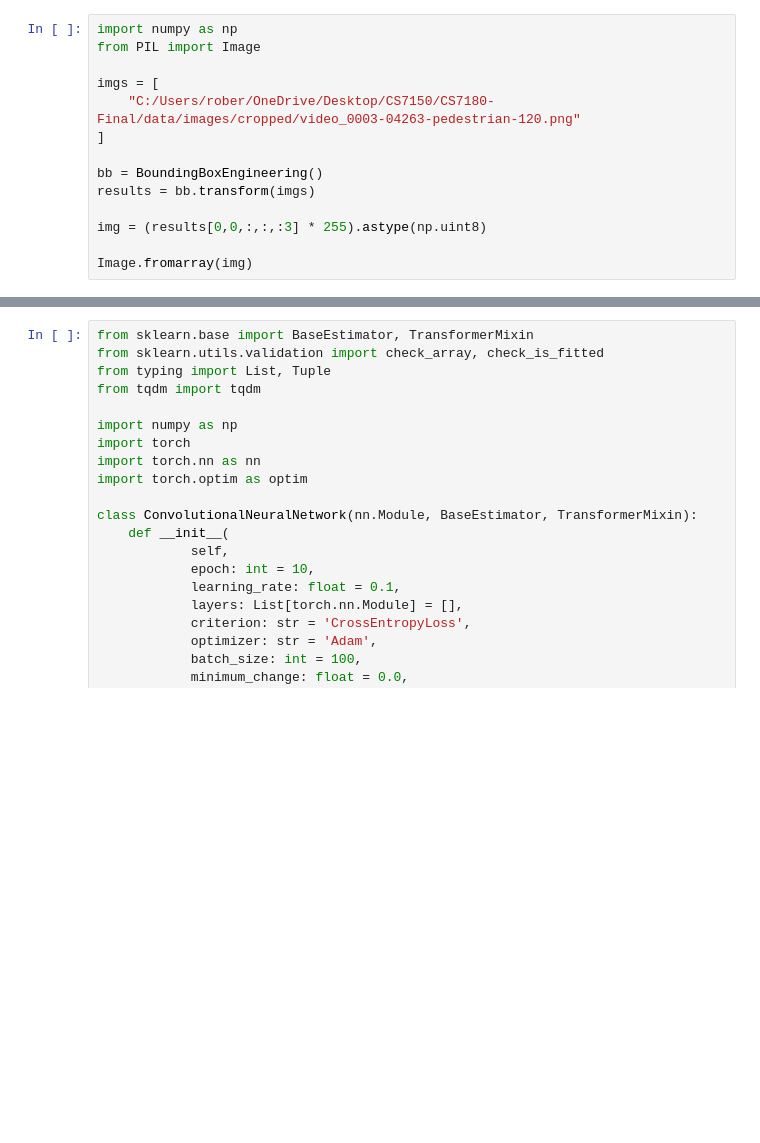
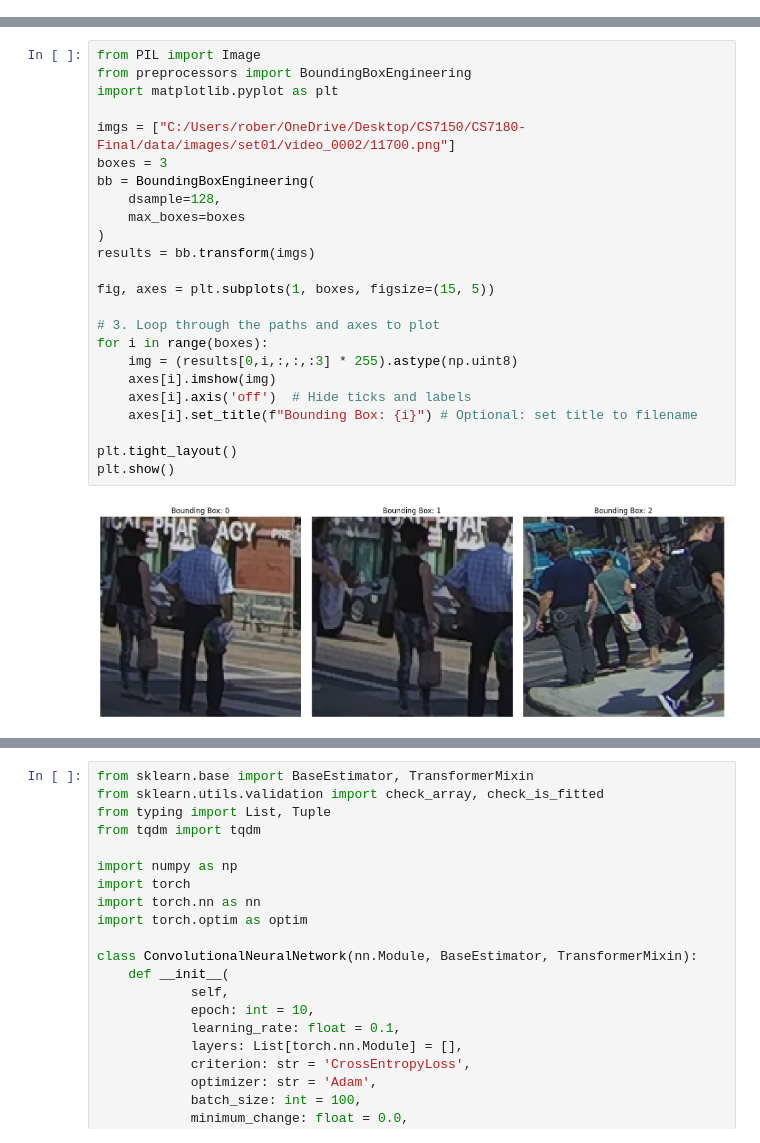
Before and after one commit to RobertDeLaCruzNEU/CS7180-Final, a Jupyter notebook: models/example.ipynb, the cells around one changed output, grey strips where cells are left out. Saved outputs shown, nothing was run; the diff lists cells and outputs as text; blank space fills up the shorter version.

```diff
--- a/models/example.ipynb
+++ b/models/example.ipynb
@@ -108,14 +5,0 @@ class BoundingBoxEngineering(BaseEstimator, TransformerMixin):
-# %%
-import numpy as np
-from PIL import Image
-
-imgs = [
-    "C:/Users/rober/OneDrive/Desktop/CS7150/CS7180-Final/data/images/cropped/video_0003-04263-pedestrian-120.png"
-]
-
-bb = BoundingBoxEngineering()
-results = bb.transform(imgs)
-
-img = (results[0,0,:,:,:3] * 255).astype(np.uint8)
-
-Image.fromarray(img)
@@ -123,0 +17,26 @@ Image.fromarray(img)
+# %%
+from PIL import Image
+from preprocessors import BoundingBoxEngineering
+import matplotlib.pyplot as plt
+
+imgs = ["C:/Users/rober/OneDrive/Desktop/CS7150/CS7180-Final/data/images/set01/video_0002/11700.png"]
+boxes = 3
+bb = BoundingBoxEngineering(
+    dsample=128,
+    max_boxes=boxes
+)
+results = bb.transform(imgs)
+
+fig, axes = plt.subplots(1, boxes, figsize=(15, 5))
+
+# 3. Loop through the paths and axes to plot
+for i in range(boxes):
+    img = (results[0,i,:,:,:3] * 255).astype(np.uint8)
+    axes[i].imshow(img)
+    axes[i].axis('off')  # Hide ticks and labels
+    axes[i].set_title(f"Bounding Box: {i}") # Optional: set title to filename
+
+plt.tight_layout()
+plt.show()
+# %% [output]
+[figure, added]
```
Also changed, not shown: parts of 11 cells of this notebook, 4 other files.
